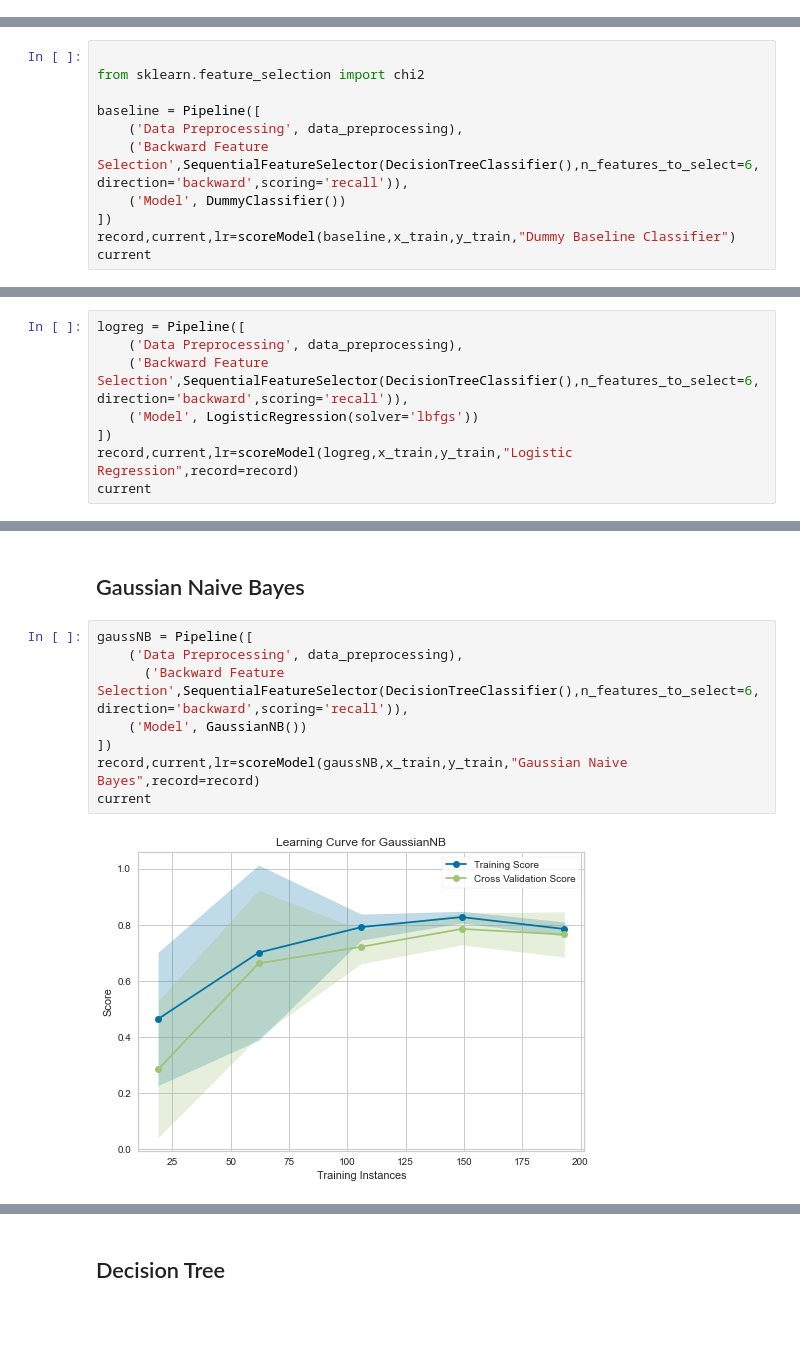
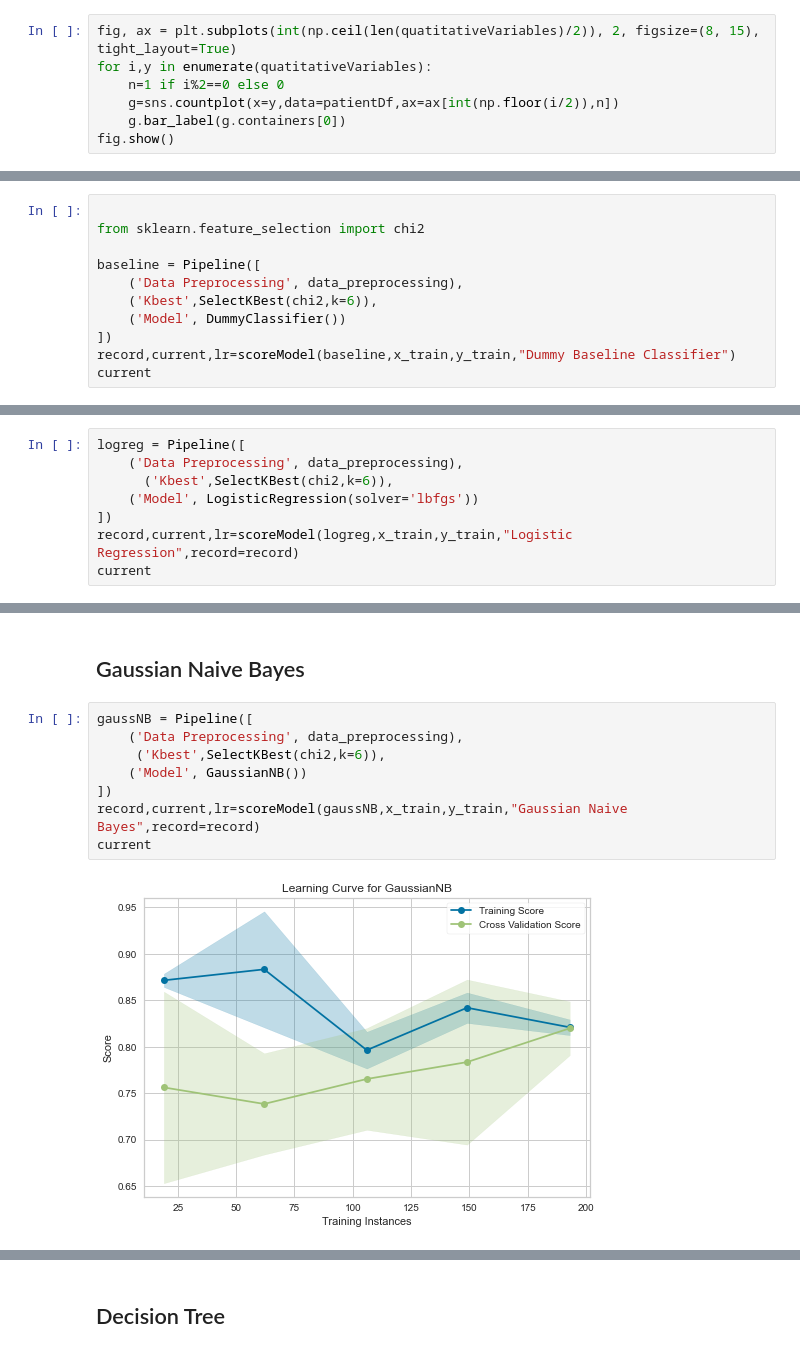
Before and after one commit to zhuofan-16/Heart_Disease_Model, a Jupyter notebook: Cardiovascular_Prediction_ML.ipynb, the cells around one changed output, grey strips where cells are left out. Drawn from its saved outputs; the diff is of its cells as text; blank space fills up the shorter version.

Commit message:
Reverts selection back to chi2 and improve EDA

```diff
--- a/Cardiovascular_Prediction_ML.ipynb
+++ b/Cardiovascular_Prediction_ML.ipynb
@@ -251,3 +251,10 @@ patientDf[quantitativeVariables].describe()
 | 50% | 56.000000 | 130.000000 | 241.000000 | 153.000000 | 0.800000 | 0.000000 |
 | 75% | 61.000000 | 140.000000 | 275.000000 | 166.000000 | 1.600000 | 1.000000 |
 | max | 77.000000 | 200.000000 | 564.000000 | 202.000000 | 6.200000 | 3.000000 |
+# %%
+fig, ax = plt.subplots(int(np.ceil(len(quatitativeVariables)/2)), 2, figsize=(8, 15), tight_layout=True)
+for i,y in enumerate(quatitativeVariables):
+    n=1 if i%2==0 else 0
+    g=sns.countplot(x=y,data=patientDf,ax=ax[int(np.floor(i/2)),n])
+    g.bar_label(g.containers[0])
+fig.show()
@@ -389,7 +399,7 @@ from sklearn.feature_selection import chi2
 
 baseline = Pipeline([
     ('Data Preprocessing', data_preprocessing),
-    ('Backward Feature Selection',SequentialFeatureSelector(DecisionTreeClassifier(),n_features_to_select=6,direction='backward',scoring='recall')),
+    ('Kbest',SelectKBest(chi2,k=6)),
     ('Model', DummyClassifier())
 ])
 record,current,lr=scoreModel(baseline,x_train,y_train,"Dummy Baseline Classifier")
@@ -403,7 +413,7 @@ current
 # %%
 logreg = Pipeline([
     ('Data Preprocessing', data_preprocessing),
-    ('Backward Feature Selection',SequentialFeatureSelector(DecisionTreeClassifier(),n_features_to_select=6,direction='backward',scoring='recall')),
+      ('Kbest',SelectKBest(chi2,k=6)),
     ('Model', LogisticRegression(solver='lbfgs'))
 ])
 record,current,lr=scoreModel(logreg,x_train,y_train,"Logistic Regression",record=record)
@@ -417,11 +427,11 @@ current
 # %%
 gaussNB = Pipeline([
     ('Data Preprocessing', data_preprocessing),
-      ('Backward Feature Selection',SequentialFeatureSelector(DecisionTreeClassifier(),n_features_to_select=6,direction='backward',scoring='recall')),
+     ('Kbest',SelectKBest(chi2,k=6)),
     ('Model', GaussianNB())
 ])
 record,current,lr=scoreModel(gaussNB,x_train,y_train,"Gaussian Naive Bayes",record=record)
 current
 # %% [output]
-[figure, old version]
+[figure, new version]
 |  | name | train_accuracy | test_accuracy | test_recall | train_recall |
```
Also changed, not shown: parts of 20 cells of this notebook.
